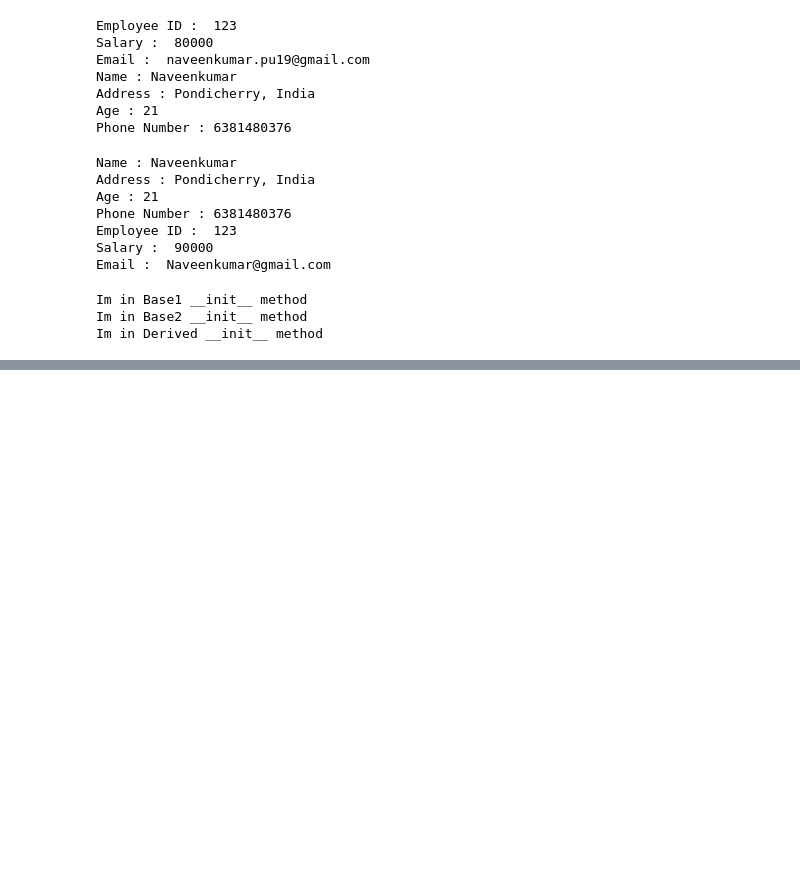
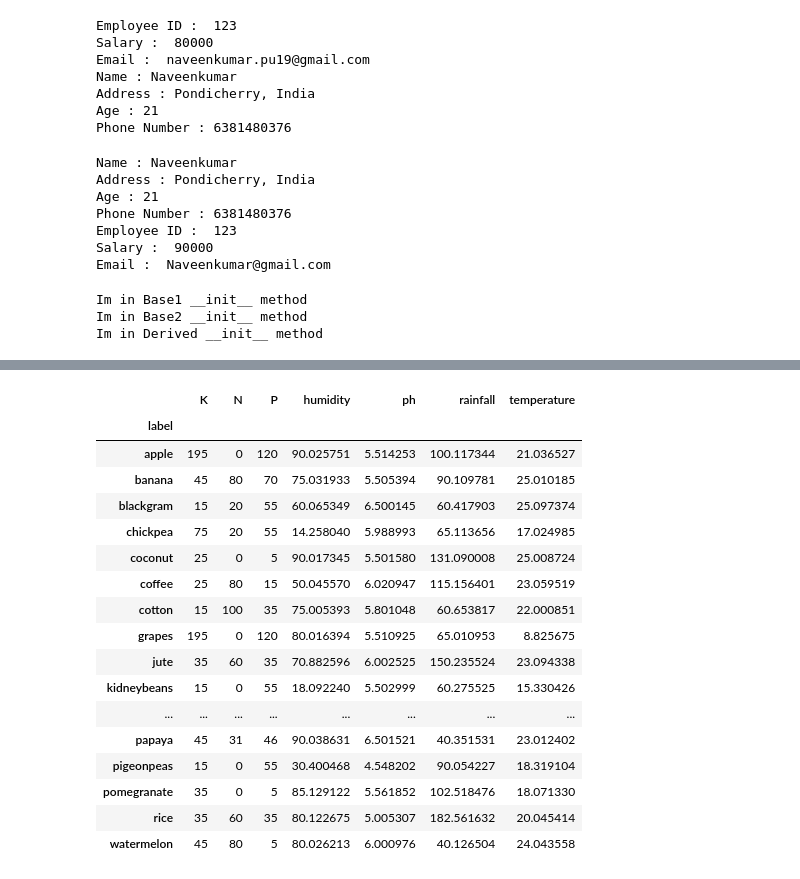
Before and after one commit to 2002NaveenKumar/Python_Tutorial, a Jupyter notebook: python_entire_tutorial.ipynb, the cells around one changed output, grey strips where cells are left out. Saved outputs shown, nothing was run; the diff lists cells and outputs as text; code cells hidden in the pictures; blank space fills up the shorter version.

```diff
--- a/python_entire_tutorial.ipynb
+++ b/python_entire_tutorial.ipynb
@@ -3194,0 +3532,3 @@ Im in Derived __init__ method
+# %%
+data = pd.read_csv("Crop_recommendation.csv")
+data
@@ -3194,0 +3753,21 @@ Im in Derived __init__ method
+# %%
+pd.pivot_table(data, index=["label"], aggfunc="min")
+# %% [output]
+|  | K | N | P | humidity | ph | rainfall | temperature |
+| label |  |  |  |  |  |  |  |
+| apple | 195 | 0 | 120 | 90.025751 | 5.514253 | 100.117344 | 21.036527 |
+| banana | 45 | 80 | 70 | 75.031933 | 5.505394 | 90.109781 | 25.010185 |
+| blackgram | 15 | 20 | 55 | 60.065349 | 6.500145 | 60.417903 | 25.097374 |
+| chickpea | 75 | 20 | 55 | 14.258040 | 5.988993 | 65.113656 | 17.024985 |
+| coconut | 25 | 0 | 5 | 90.017345 | 5.501580 | 131.090008 | 25.008724 |
+| coffee | 25 | 80 | 15 | 50.045570 | 6.020947 | 115.156401 | 23.059519 |
+| cotton | 15 | 100 | 35 | 75.005393 | 5.801048 | 60.653817 | 22.000851 |
+| grapes | 195 | 0 | 120 | 80.016394 | 5.510925 | 65.010953 | 8.825675 |
+| jute | 35 | 60 | 35 | 70.882596 | 6.002525 | 150.235524 | 23.094338 |
+| kidneybeans | 15 | 0 | 55 | 18.092240 | 5.502999 | 60.275525 | 15.330426 |
+| ... | ... | ... | ... | ... | ... | ... | ... |
+| papaya | 45 | 31 | 46 | 90.038631 | 6.501521 | 40.351531 | 23.012402 |
+| pigeonpeas | 15 | 0 | 55 | 30.400468 | 4.548202 | 90.054227 | 18.319104 |
+| pomegranate | 35 | 0 | 5 | 85.129122 | 5.561852 | 102.518476 | 18.071330 |
+| rice | 35 | 60 | 35 | 80.122675 | 5.005307 | 182.561632 | 20.045414 |
+| watermelon | 45 | 80 | 5 | 80.026213 | 6.000976 | 40.126504 | 24.043558 |
```
Also changed, not shown: parts of 66 cells of this notebook, 2 other files.
